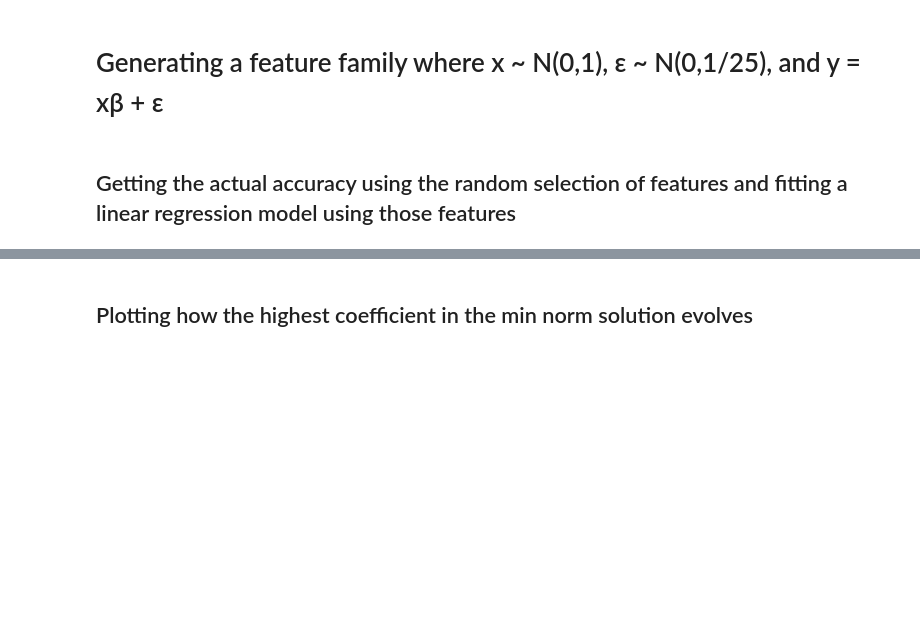
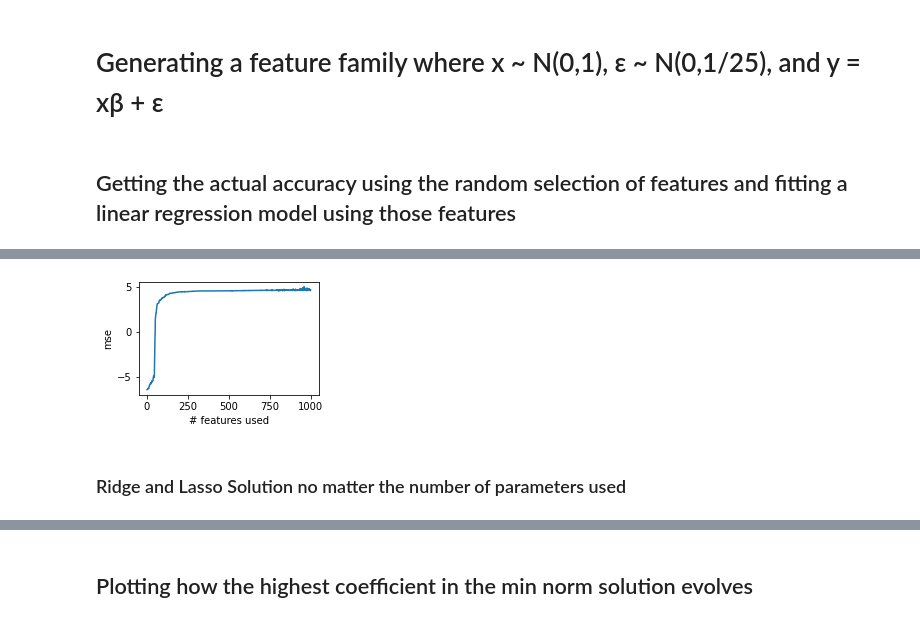
Before and after one commit to andoliv1/EC719Project, a Jupyter notebook: ExampleHsu.ipynb, the cells around one changed output, grey strips where cells are left out. Drawn from its saved outputs; the diff is of its cells as text; code cells hidden in the pictures; blank space fills up the shorter version.

```diff
--- a/ExampleHsu.ipynb
+++ b/ExampleHsu.ipynb
@@ -138,0 +180,11 @@ print(test_accuracy)
+# %%
+fig,axes=plt.subplots(nrows=1,ncols=1,figsize=(3.48,2.3))
+plt.ylabel("mse")
+plt.xlabel("# features used")
+sns.lineplot(x = np.linspace(1,x.shape[1],x.shape[1]), y = (np.log(test_accuracy)))
+plt.tight_layout()
+plt.savefig('no_double_descent_experimental_randomly_chosen.pdf', dpi=100, bbox_inches='tight')
+# %% [output]
+[figure, added]
+# %% [markdown]
+### Ridge and Lasso Solution no matter the number of parameters used
```
Also changed, not shown: parts of 12 cells of this notebook, 5 other files.
